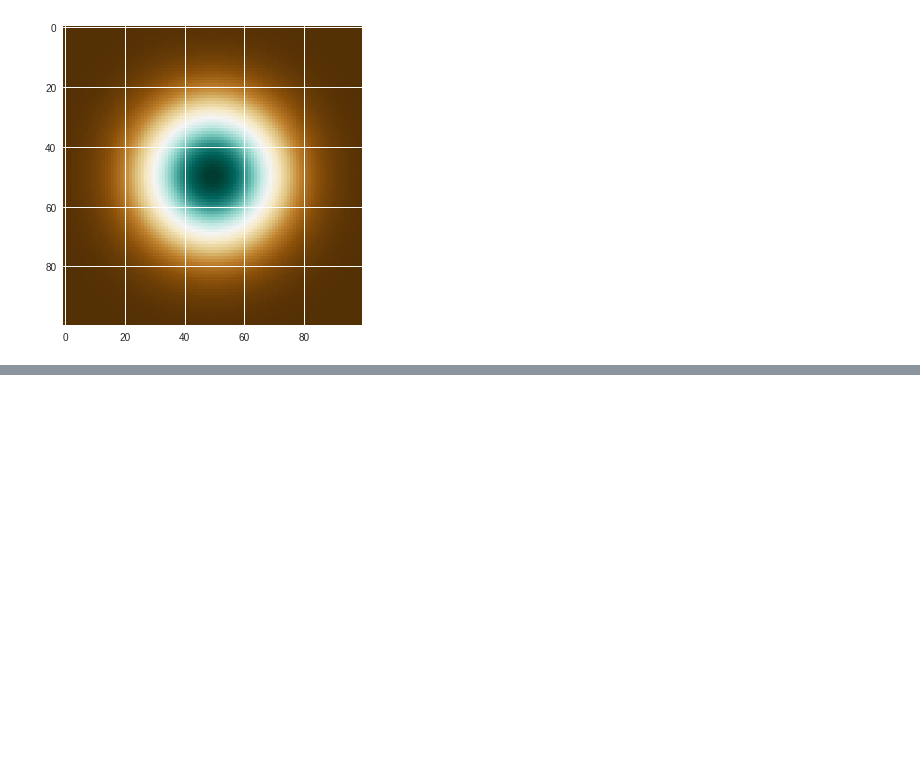
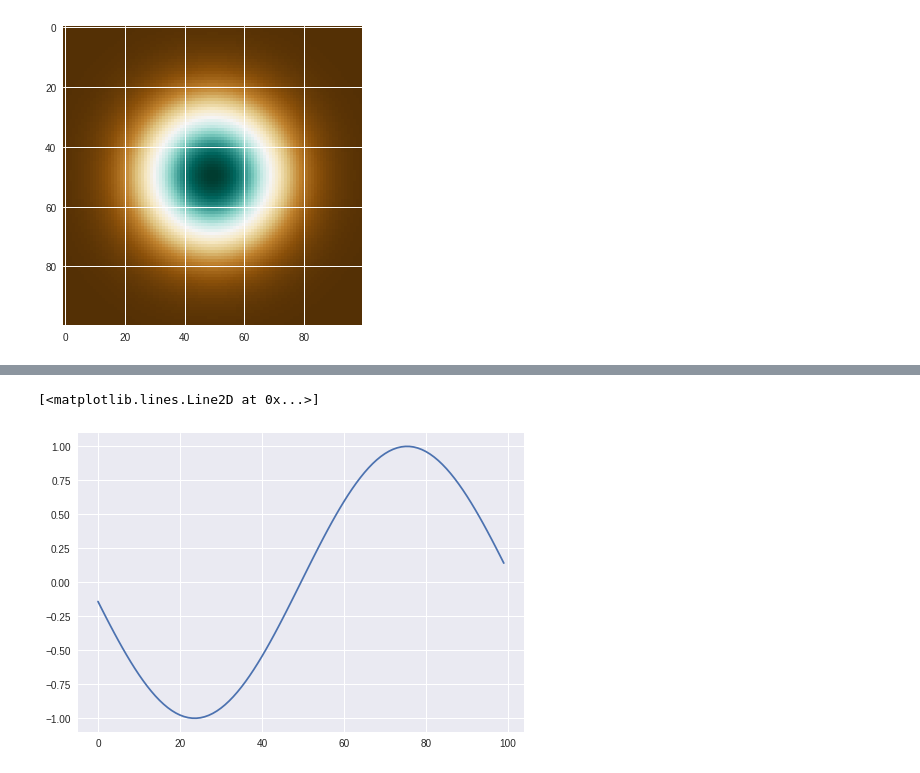
Before and after one commit to sg1791/Kadenze_Image_dataset_processing, a Jupyter notebook: Kadenze_celebface_dataset.ipynb, the cells around one changed output, grey strips where cells are left out. Drawn from its saved outputs; the diff is of its cells as text; code cells hidden in the pictures; blank space fills up the shorter version.

```diff
--- a/Kadenze_celebface_dataset.ipynb
+++ b/Kadenze_celebface_dataset.ipynb
@@ -408,0 +457,11 @@ plt.imshow(z2.eval(),cmap = 'BrBG')
+# %%
+ksize = 100
+# %%
+xs = tf.linspace(-3.0, 3.0, ksize)
+# %%
+ys = tf.sin(xs)
+plt.figure()
+plt.plot(ys.eval())
+# %% [output]
+[<matplotlib.lines.Line2D at 0x...>]
+[figure, added]
```
Also changed, not shown: parts of 21 cells of this notebook.
